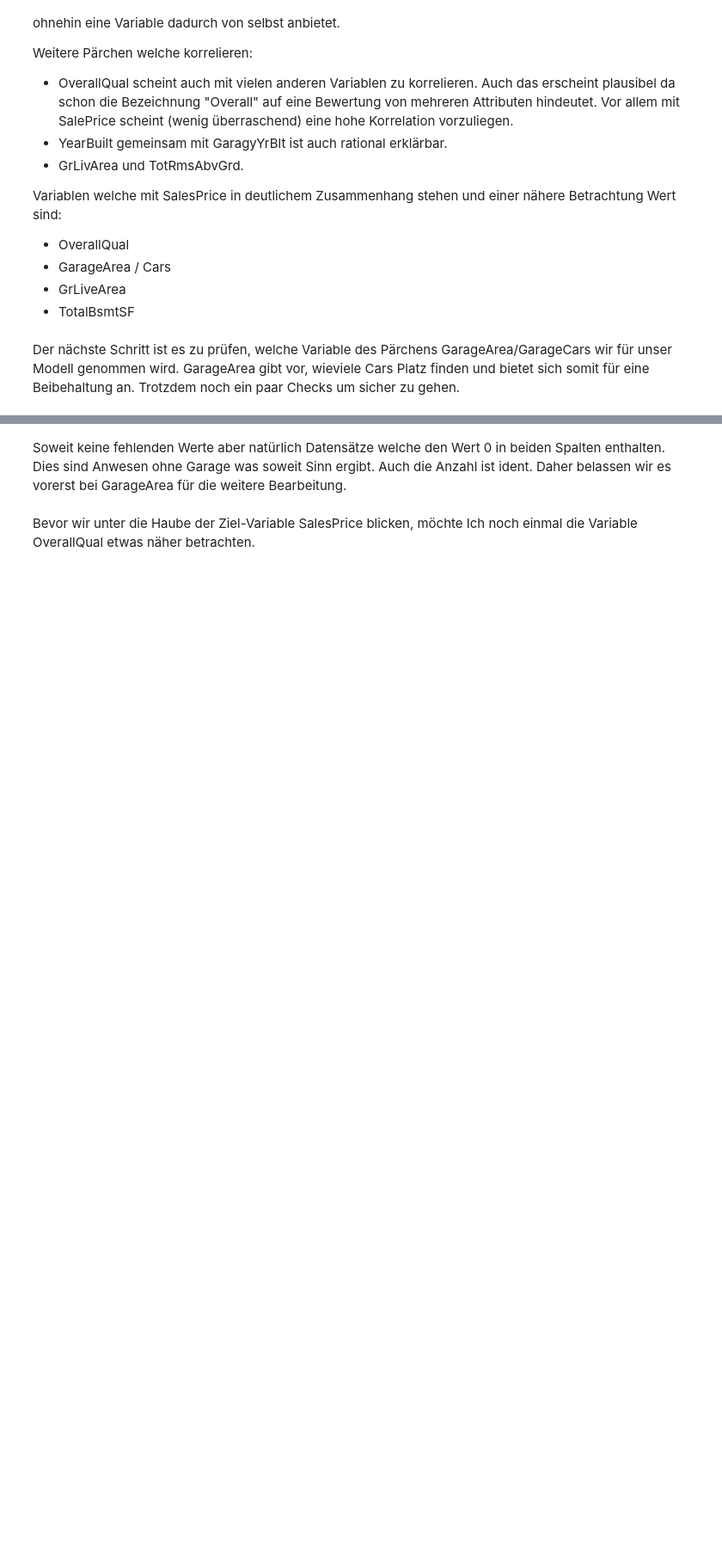
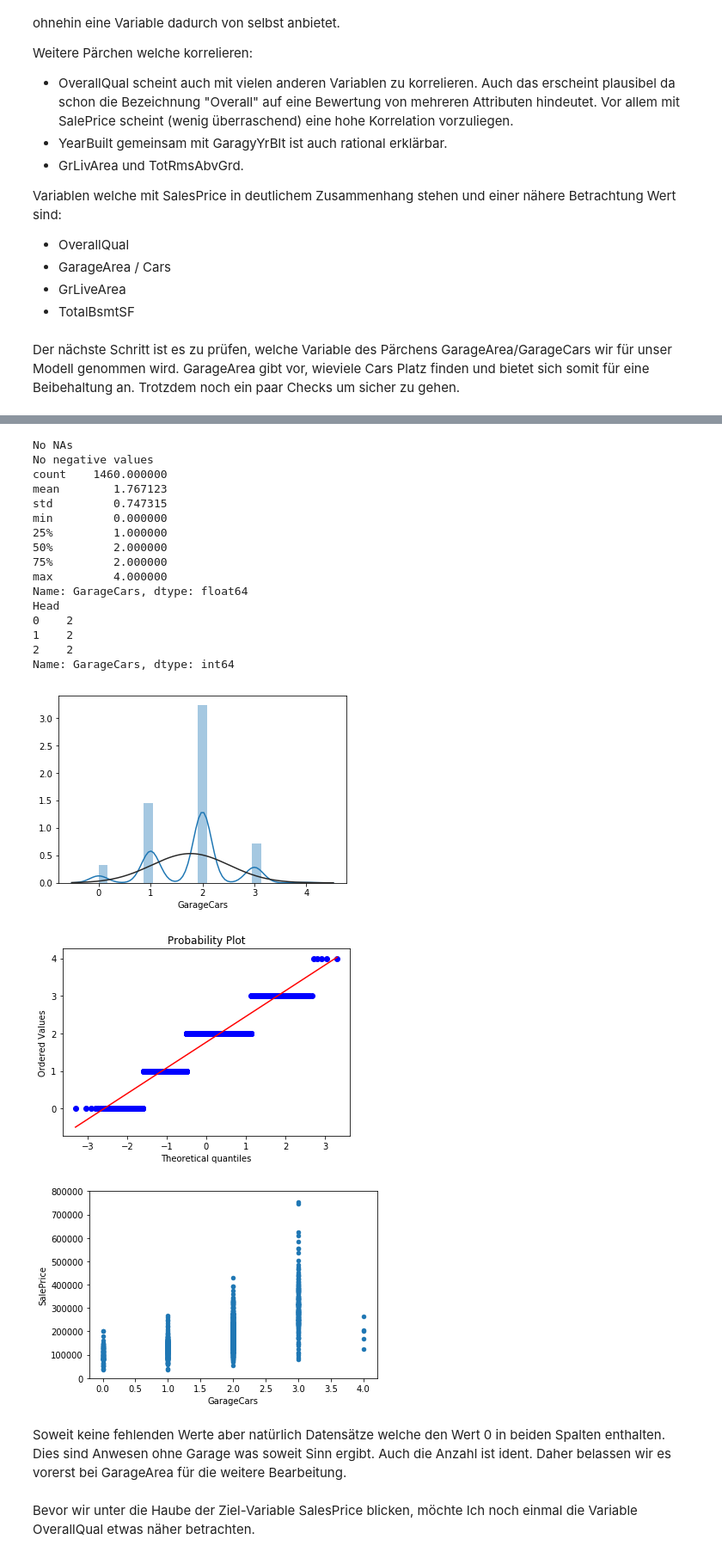
Before and after one commit to AndreasBleyel/AlgoProjekt, a Jupyter notebook: FeatureEng.ipynb, the cells around one changed output, grey strips where cells are left out. Shown at 86% size. Drawn from its saved outputs; the diff is of its cells as text; code cells hidden in the pictures; blank space fills up the shorter version.

```diff
--- a/FeatureEng.ipynb
+++ b/FeatureEng.ipynb
@@ -246,5 +264,25 @@ NameError: name 'checkFeature' is not defined
 # %%
-checkFeature('GarageCars')
+checkFeature('GarageCars', train)
+# %% [output]
+No NAs
+No negative values
+count    1460.000000
+mean        1.767123
+std         0.747315
+min         0.000000
+25%         1.000000
+50%         2.000000
+75%         2.000000
+max         4.000000
+Name: GarageCars, dtype: float64
+Head
+0    2
+1    2
+2    2
+Name: GarageCars, dtype: int64
+[figure, added]
+[figure, added]
+[figure, added]
 # %% [markdown]
 Soweit keine fehlenden Werte aber natürlich Datensätze welche den Wert 0 in beiden Spalten enthalten. Dies sind Anwesen ohne Garage was soweit Sinn ergibt. Auch die Anzahl ist ident. Daher belassen wir es vorerst bei GarageArea für die weitere Bearbeitung.
 # %% [markdown]
```
Also changed, not shown: parts of 30 cells of this notebook, 1 other file.
